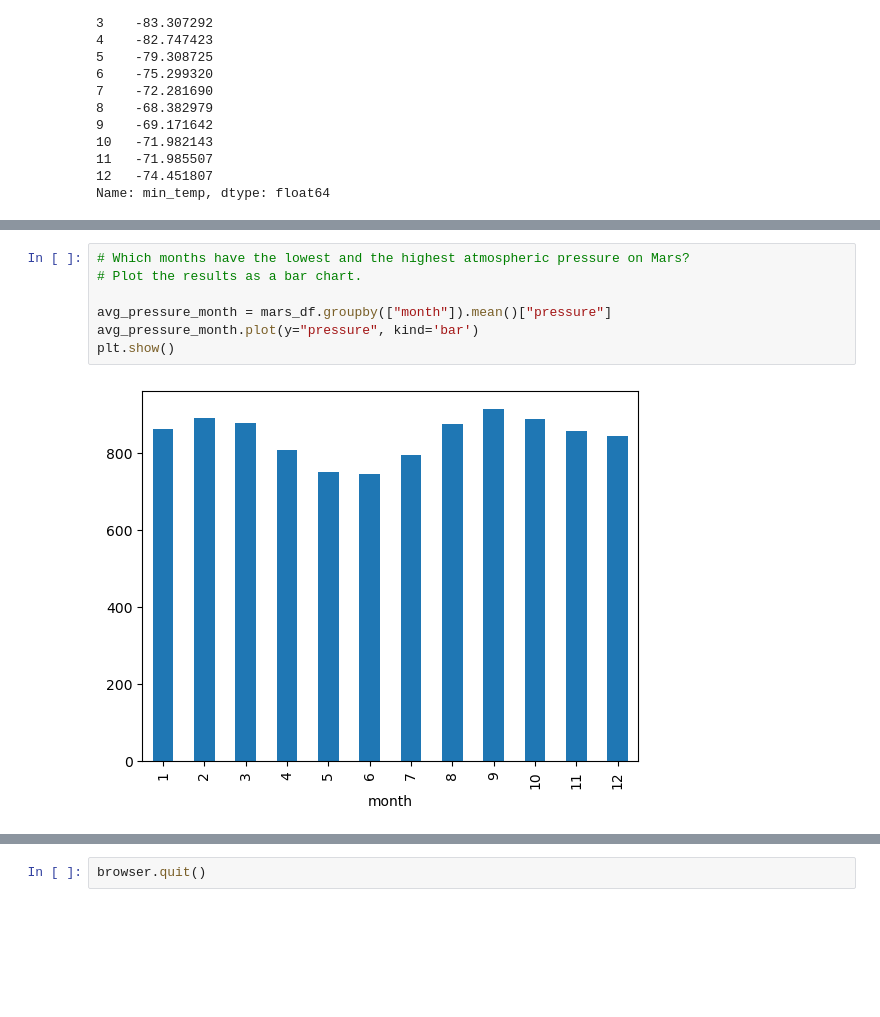
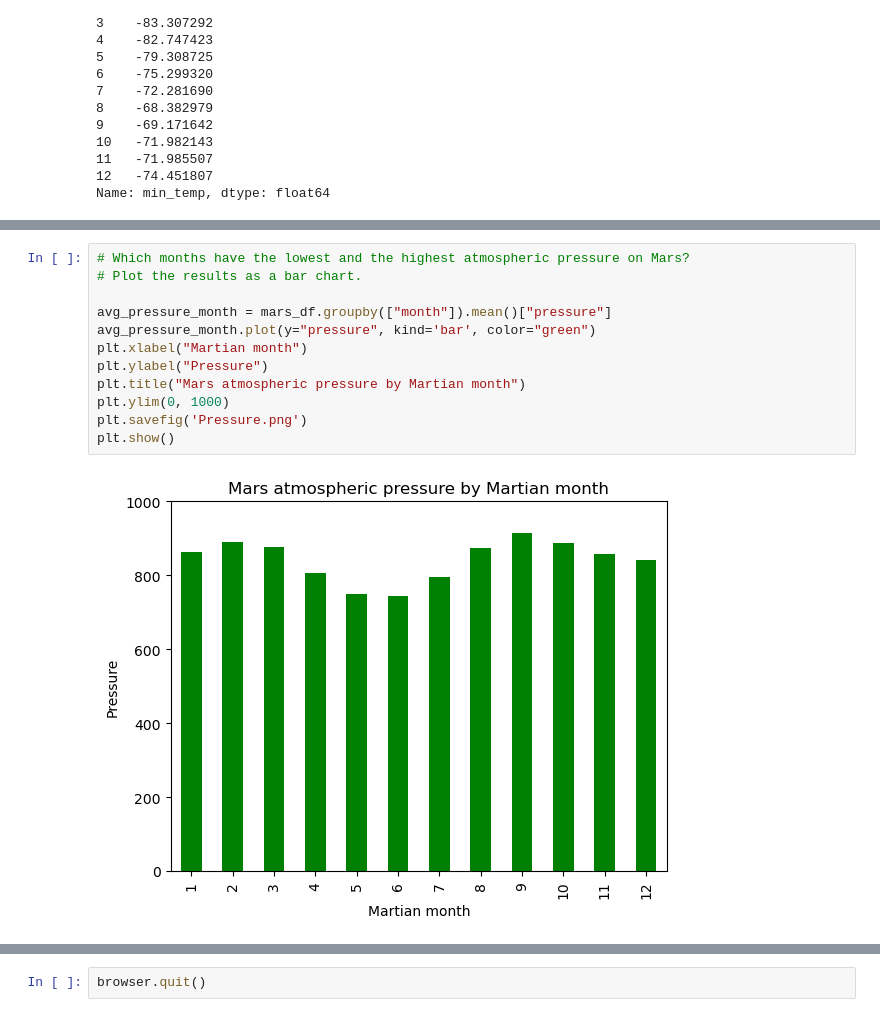
Before and after one commit to NikkoB702/Mission-to-Mars, a Jupyter notebook: Mod_11/Mod_11_Challenge/mars_data_challenge_part_2.ipynb, the cells around one changed output, grey strips where cells are left out. Saved outputs shown, nothing was run; the diff lists cells and outputs as text; blank space fills up the shorter version.

```diff
--- a/Mod_11/Mod_11_Challenge/mars_data_challenge_part_2.ipynb
+++ b/Mod_11/Mod_11_Challenge/mars_data_challenge_part_2.ipynb
@@ -151,12 +162,17 @@ plt.show()
 # %%
 # Which months have the lowest and the highest atmospheric pressure on Mars?
 # Plot the results as a bar chart.
 
 avg_pressure_month = mars_df.groupby(["month"]).mean()["pressure"]
-avg_pressure_month.plot(y="pressure", kind='bar')
+avg_pressure_month.plot(y="pressure", kind='bar', color="green")
+plt.xlabel("Martian month")
+plt.ylabel("Pressure")
+plt.title("Mars atmospheric pressure by Martian month")
+plt.ylim(0, 1000)
+plt.savefig('Pressure.png')
 plt.show()
 # %% [output]
-[figure, old version]
+[figure, new version]
 # %%
 # How many terrestrial days exist in a year?
 # Plot the results
```
Also changed, not shown: parts of 9 cells of this notebook, 6 other files.
